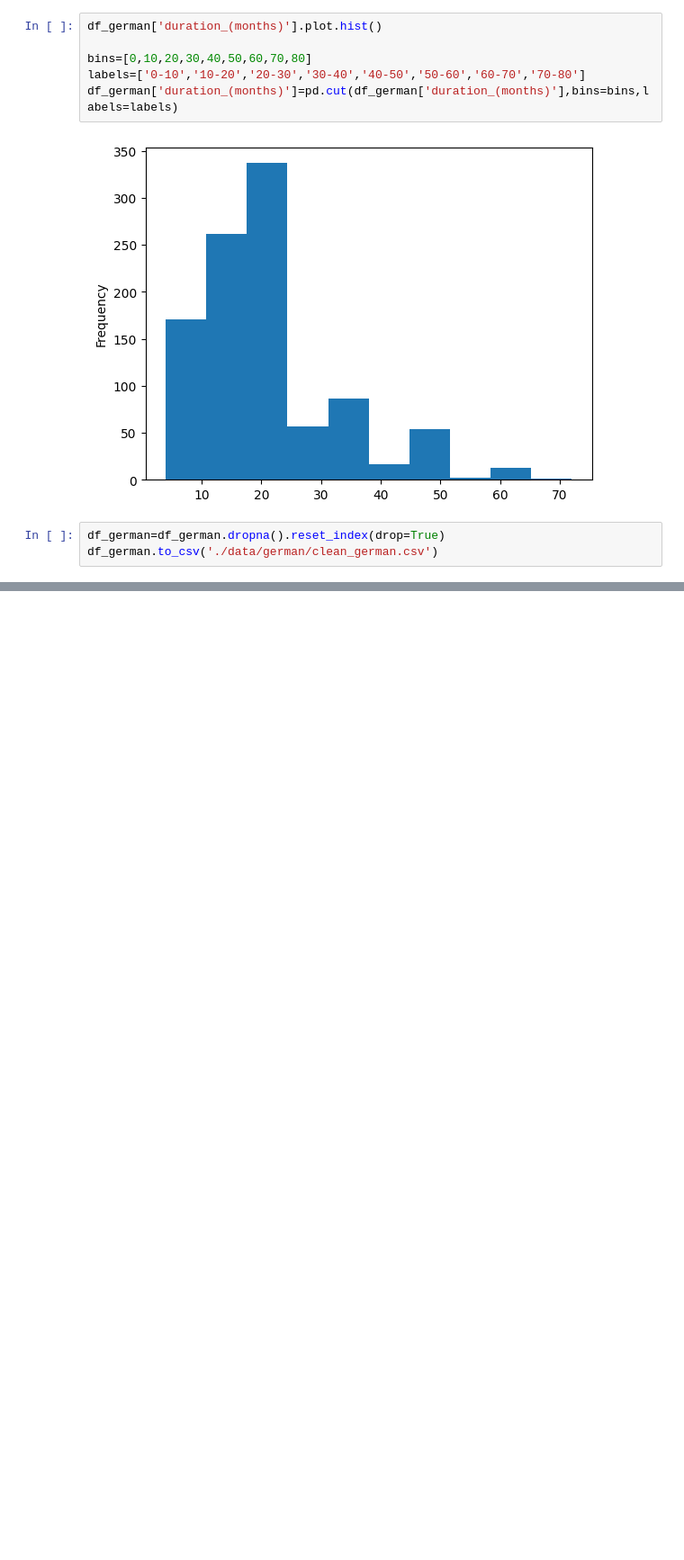
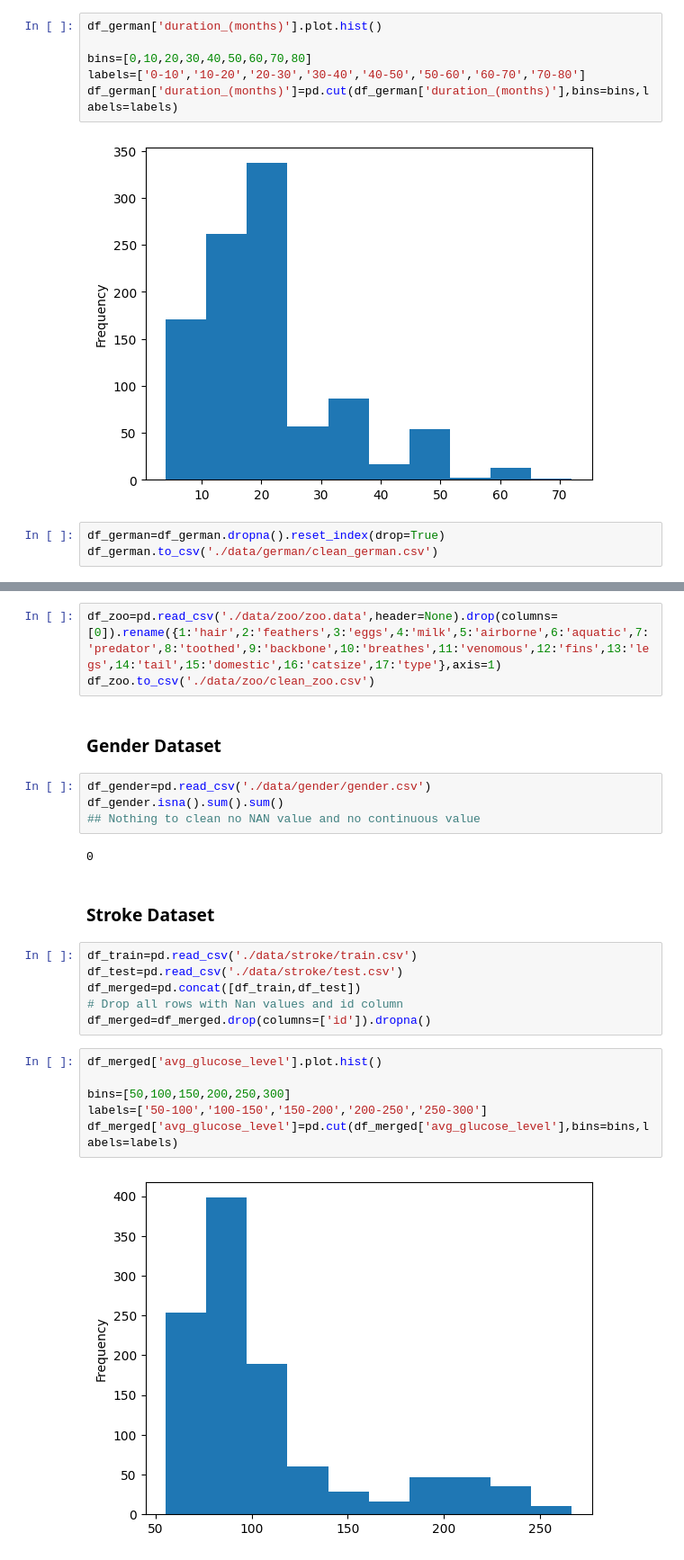
Before and after one commit to Shaojieee/Classification-Based-on-Association, a Jupyter notebook: Data Cleaning.ipynb, the cells around one changed output, grey strips where cells are left out. Shown at 90% size. Saved outputs shown, nothing was run; the diff lists cells and outputs as text; blank space fills up the shorter version.

Commit message:
Added kaggle datasets

```diff
--- a/Data Cleaning.ipynb
+++ b/Data Cleaning.ipynb
@@ -127,0 +124,27 @@ df_german.to_csv('./data/german/clean_german.csv')
+# %%
+df_zoo=pd.read_csv('./data/zoo/zoo.data',header=None).drop(columns=[0]).rename({1:'hair',2:'feathers',3:'eggs',4:'milk',5:'airborne',6:'aquatic',7:'predator',8:'toothed',9:'backbone',10:'breathes',11:'venomous',12:'fins',13:'legs',14:'tail',15:'domestic',16:'catsize',17:'type'},axis=1)
+df_zoo.to_csv('./data/zoo/clean_zoo.csv')
+# %% [markdown]
+### Gender Dataset
+# %%
+df_gender=pd.read_csv('./data/gender/gender.csv')
+df_gender.isna().sum().sum()
+## Nothing to clean no NAN value and no continuous value
+# %% [output]
+0
+# %% [markdown]
+### Stroke Dataset
+# %%
+df_train=pd.read_csv('./data/stroke/train.csv')
+df_test=pd.read_csv('./data/stroke/test.csv')
+df_merged=pd.concat([df_train,df_test])
+# Drop all rows with Nan values and id column
+df_merged=df_merged.drop(columns=['id']).dropna()
+# %%
+df_merged['avg_glucose_level'].plot.hist()
+
+bins=[50,100,150,200,250,300]
+labels=['50-100','100-150','150-200','200-250','250-300']
+df_merged['avg_glucose_level']=pd.cut(df_merged['avg_glucose_level'],bins=bins,labels=labels)
+# %% [output]
+[figure, added]
```
Also changed, not shown: parts of 24 cells of this notebook, 13 other files.
